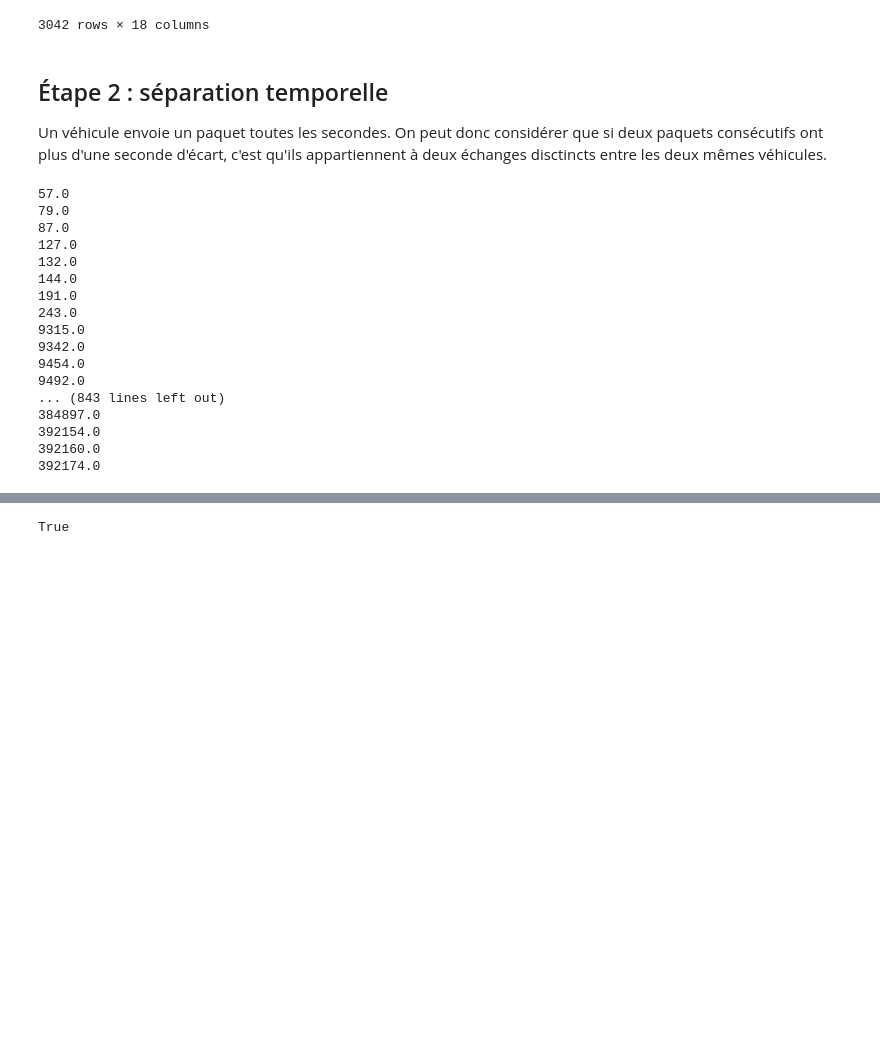
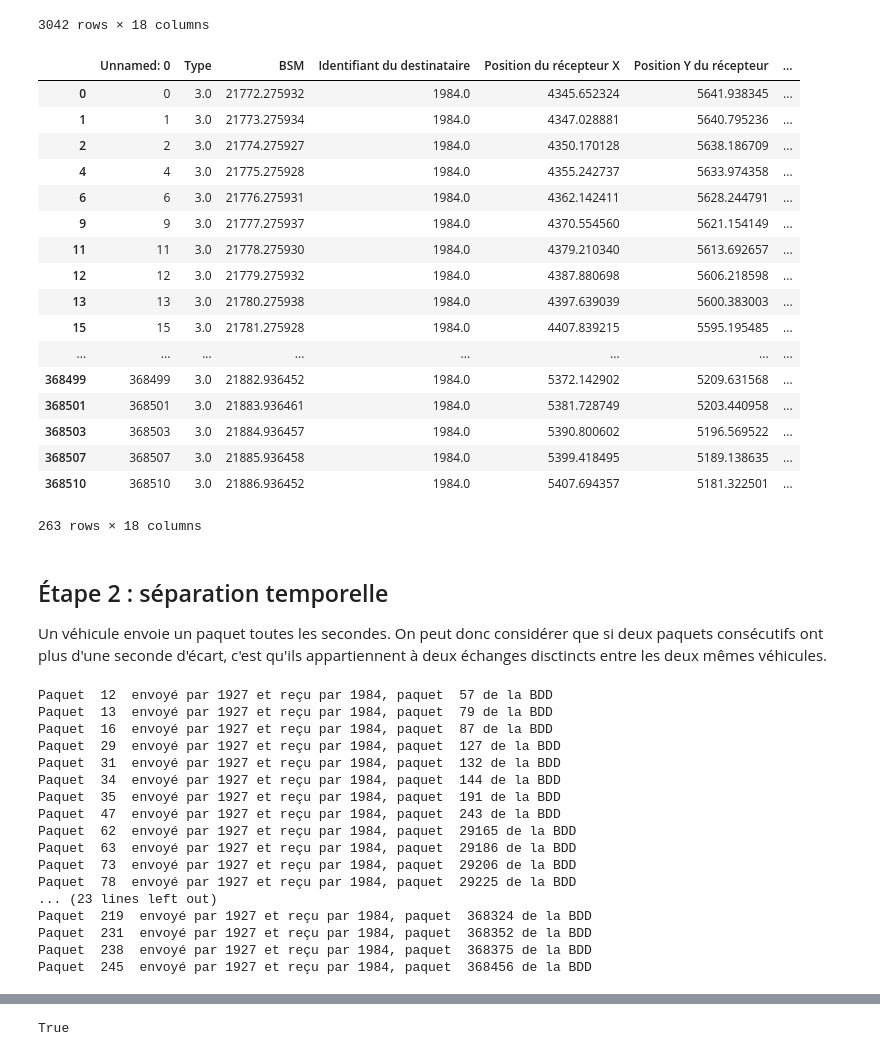
Before and after one commit to rguilloteau/SR2I208, a Jupyter notebook: BDD.ipynb, the cells around one changed output, grey strips where cells are left out. Drawn from its saved outputs; the diff is of its cells as text; code cells hidden in the pictures; blank space fills up the shorter version.

```diff
--- a/BDD.ipynb
+++ b/BDD.ipynb
@@ -37,31 +59,55 @@ list_sender[1927]
 | 392174 | 392174 | 3.0 | 21798.936459 | 964.0 | 4408.278196 | 6051.152024 | ... |
 | 392177 | 392177 | 3.0 | 21799.936450 | 964.0 | 4386.600694 | 6078.925939 | ... |
 3042 rows × 18 columns
+# %%
+for key in list_sender:
+    list_sender[key] = {x:list_sender[key][list_sender[key]['Identifiant du destinataire'] == x] for x in list_sender[key]['Identifiant du destinataire'].unique()}
+# %%
+list_sender[1927][1984]
+# %% [output]
+|  | Unnamed: 0 | Type | BSM | Identifiant du destinataire | Position du récepteur X | Position Y du récepteur | ... |
+| 0 | 0 | 3.0 | 21772.275932 | 1984.0 | 4345.652324 | 5641.938345 | ... |
+| 1 | 1 | 3.0 | 21773.275934 | 1984.0 | 4347.028881 | 5640.795236 | ... |
+| 2 | 2 | 3.0 | 21774.275927 | 1984.0 | 4350.170128 | 5638.186709 | ... |
+| 4 | 4 | 3.0 | 21775.275928 | 1984.0 | 4355.242737 | 5633.974358 | ... |
+| 6 | 6 | 3.0 | 21776.275931 | 1984.0 | 4362.142411 | 5628.244791 | ... |
+| 9 | 9 | 3.0 | 21777.275937 | 1984.0 | 4370.554560 | 5621.154149 | ... |
+| 11 | 11 | 3.0 | 21778.275930 | 1984.0 | 4379.210340 | 5613.692657 | ... |
+| 12 | 12 | 3.0 | 21779.275932 | 1984.0 | 4387.880698 | 5606.218598 | ... |
+| 13 | 13 | 3.0 | 21780.275938 | 1984.0 | 4397.639039 | 5600.383003 | ... |
+| 15 | 15 | 3.0 | 21781.275928 | 1984.0 | 4407.839215 | 5595.195485 | ... |
+| ... | ... | ... | ... | ... | ... | ... | ... |
+| 368499 | 368499 | 3.0 | 21882.936452 | 1984.0 | 5372.142902 | 5209.631568 | ... |
+| 368501 | 368501 | 3.0 | 21883.936461 | 1984.0 | 5381.728749 | 5203.440958 | ... |
+| 368503 | 368503 | 3.0 | 21884.936457 | 1984.0 | 5390.800602 | 5196.569522 | ... |
+| 368507 | 368507 | 3.0 | 21885.936458 | 1984.0 | 5399.418495 | 5189.138635 | ... |
+| 368510 | 368510 | 3.0 | 21886.936452 | 1984.0 | 5407.694357 | 5181.322501 | ... |
+263 rows × 18 columns
 # %% [markdown]
 ## Étape 2 : séparation temporelle
 Un véhicule envoie un paquet toutes les secondes. On peut donc considérer que si deux paquets consécutifs ont plus d'une seconde d'écart, c'est qu'ils appartiennent à deux échanges disctincts entre les deux mêmes véhicules.
 # %%
 l=[]
-for i in range(len(list_sender[1927])-1):
-    if (list_sender[1927].iloc[i+1,7]-list_sender[1927].iloc[i,7])>1:
+for i in range(len(list_sender[1927][1984])-1):
+    if (list_sender[1927][1984].iloc[i+1,7]-list_sender[1927][1984].iloc[i,7])>1:
         l.append(i)
 for i in l:
-    print(list_sender[1927].iloc[i+1,0])
+    print("Paquet ",i," envoyé par 1927 et reçu par 1984, paquet ",list_sender[1927][1984].iloc[i+1,0], "de la BDD")
 # %% [output]
-57.0
-79.0
-87.0
-127.0
-132.0
-144.0
-191.0
-243.0
-9315.0
-9342.0
-9454.0
-9492.0
-... (843 lines left out)
-384897.0
-392154.0
-392160.0
-392174.0
+Paquet  12  envoyé par 1927 et reçu par 1984, paquet  57 de la BDD
+Paquet  13  envoyé par 1927 et reçu par 1984, paquet  79 de la BDD
+Paquet  16  envoyé par 1927 et reçu par 1984, paquet  87 de la BDD
+Paquet  29  envoyé par 1927 et reçu par 1984, paquet  127 de la BDD
+Paquet  31  envoyé par 1927 et reçu par 1984, paquet  132 de la BDD
+Paquet  34  envoyé par 1927 et reçu par 1984, paquet  144 de la BDD
+Paquet  35  envoyé par 1927 et reçu par 1984, paquet  191 de la BDD
+Paquet  47  envoyé par 1927 et reçu par 1984, paquet  243 de la BDD
+Paquet  62  envoyé par 1927 et reçu par 1984, paquet  29165 de la BDD
+Paquet  63  envoyé par 1927 et reçu par 1984, paquet  29186 de la BDD
+Paquet  73  envoyé par 1927 et reçu par 1984, paquet  29206 de la BDD
+Paquet  78  envoyé par 1927 et reçu par 1984, paquet  29225 de la BDD
+... (23 lines left out)
+Paquet  219  envoyé par 1927 et reçu par 1984, paquet  368324 de la BDD
+Paquet  231  envoyé par 1927 et reçu par 1984, paquet  368352 de la BDD
+Paquet  238  envoyé par 1927 et reçu par 1984, paquet  368375 de la BDD
+Paquet  245  envoyé par 1927 et reçu par 1984, paquet  368456 de la BDD
```
Also changed, not shown: parts of 22 cells of this notebook.
